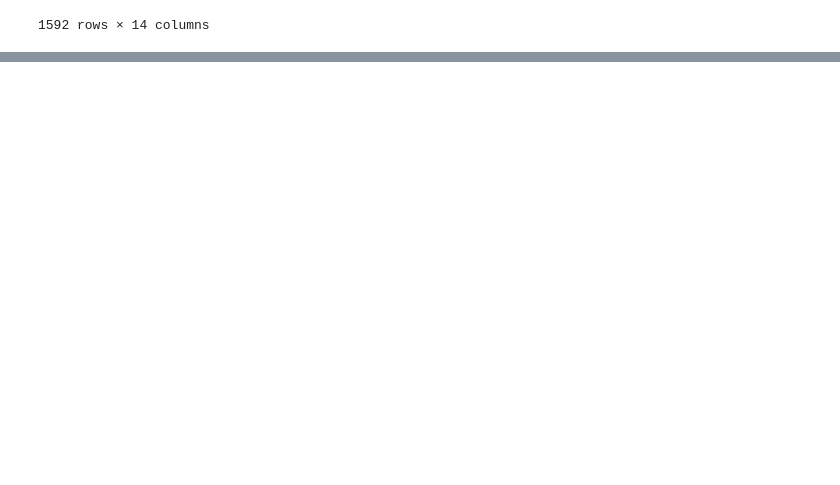
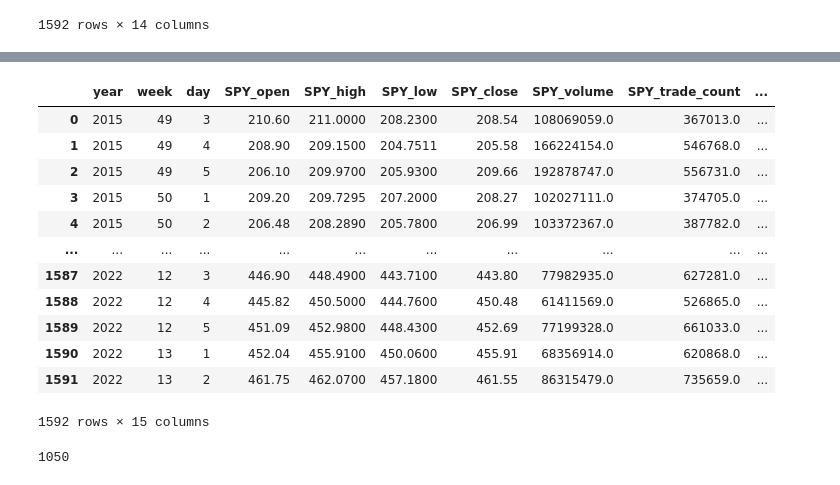
Before and after one commit to laramiedunlap/Project2, a Jupyter notebook: Laramie.ipynb, the cells around one changed output, grey strips where cells are left out. Saved outputs shown, nothing was run; the diff lists cells and outputs as text; code cells hidden in the pictures; blank space fills up the shorter version.

```diff
--- a/Laramie.ipynb
+++ b/Laramie.ipynb
@@ -370,0 +327,16 @@ display(df.tail(15))
+# %%
+df_x.reset_index()
+# %% [output]
+|  | year | week | day | SPY_open | SPY_high | SPY_low | SPY_close | SPY_volume | SPY_trade_count | ... |
+| 0 | 2015 | 49 | 3 | 210.60 | 211.0000 | 208.2300 | 208.54 | 108069059.0 | 367013.0 | ... |
+| 1 | 2015 | 49 | 4 | 208.90 | 209.1500 | 204.7511 | 205.58 | 166224154.0 | 546768.0 | ... |
+| 2 | 2015 | 49 | 5 | 206.10 | 209.9700 | 205.9300 | 209.66 | 192878747.0 | 556731.0 | ... |
+| 3 | 2015 | 50 | 1 | 209.20 | 209.7295 | 207.2000 | 208.27 | 102027111.0 | 374705.0 | ... |
+| 4 | 2015 | 50 | 2 | 206.48 | 208.2890 | 205.7800 | 206.99 | 103372367.0 | 387782.0 | ... |
+| ... | ... | ... | ... | ... | ... | ... | ... | ... | ... | ... |
+| 1587 | 2022 | 12 | 3 | 446.90 | 448.4900 | 443.7100 | 443.80 | 77982935.0 | 627281.0 | ... |
+| 1588 | 2022 | 12 | 4 | 445.82 | 450.5000 | 444.7600 | 450.48 | 61411569.0 | 526865.0 | ... |
+| 1589 | 2022 | 12 | 5 | 451.09 | 452.9800 | 448.4300 | 452.69 | 77199328.0 | 661033.0 | ... |
+| 1590 | 2022 | 13 | 1 | 452.04 | 455.9100 | 450.0600 | 455.91 | 68356914.0 | 620868.0 | ... |
+| 1591 | 2022 | 13 | 2 | 461.75 | 462.0700 | 457.1800 | 461.55 | 86315479.0 | 735659.0 | ... |
+1592 rows × 15 columns
@@ -370,0 +369,4 @@ display(df.tail(15))
+# %%
+len(test_df[test_df.columns.to_list()[:-2]].values)
+# %% [output]
+1050
```
Also changed, not shown: parts of 22 cells of this notebook.
